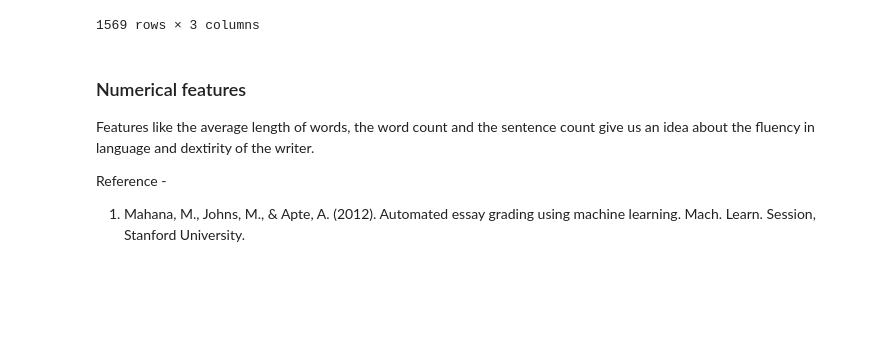
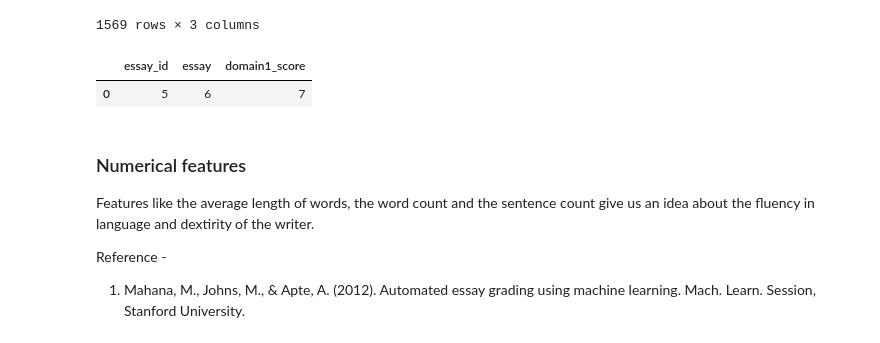
Before and after one commit to nishalkulkarni/ai-essay-autograd, a Jupyter notebook: Feature Extraction.ipynb, the cells around one changed output. Drawn from its saved outputs; the diff is of its cells as text; code cells hidden in the pictures; blank space fills up the shorter version.

```diff
--- a/Feature Extraction.ipynb
+++ b/Feature Extraction.ipynb
@@ -104,6 +104,12 @@ data
 | 1567 | 19562 | I hate weddings. I love when peop... | 22.0 |
 | 1568 | 19563 | A few weeks ago, we had a garage ... | 15.0 |
 1569 rows × 3 columns
+# %%
+df = pd.DataFrame([[5, 6, 7]], columns=["essay_id","essay","domain1_score"])
+df
+# %% [output]
+|  | essay_id | essay | domain1_score |
+| 0 | 5 | 6 | 7 |
 # %%
 def get_wordlist(sentence):
     # Remove non-alphanumeric characters
```
Also changed, not shown: 2 other files.
